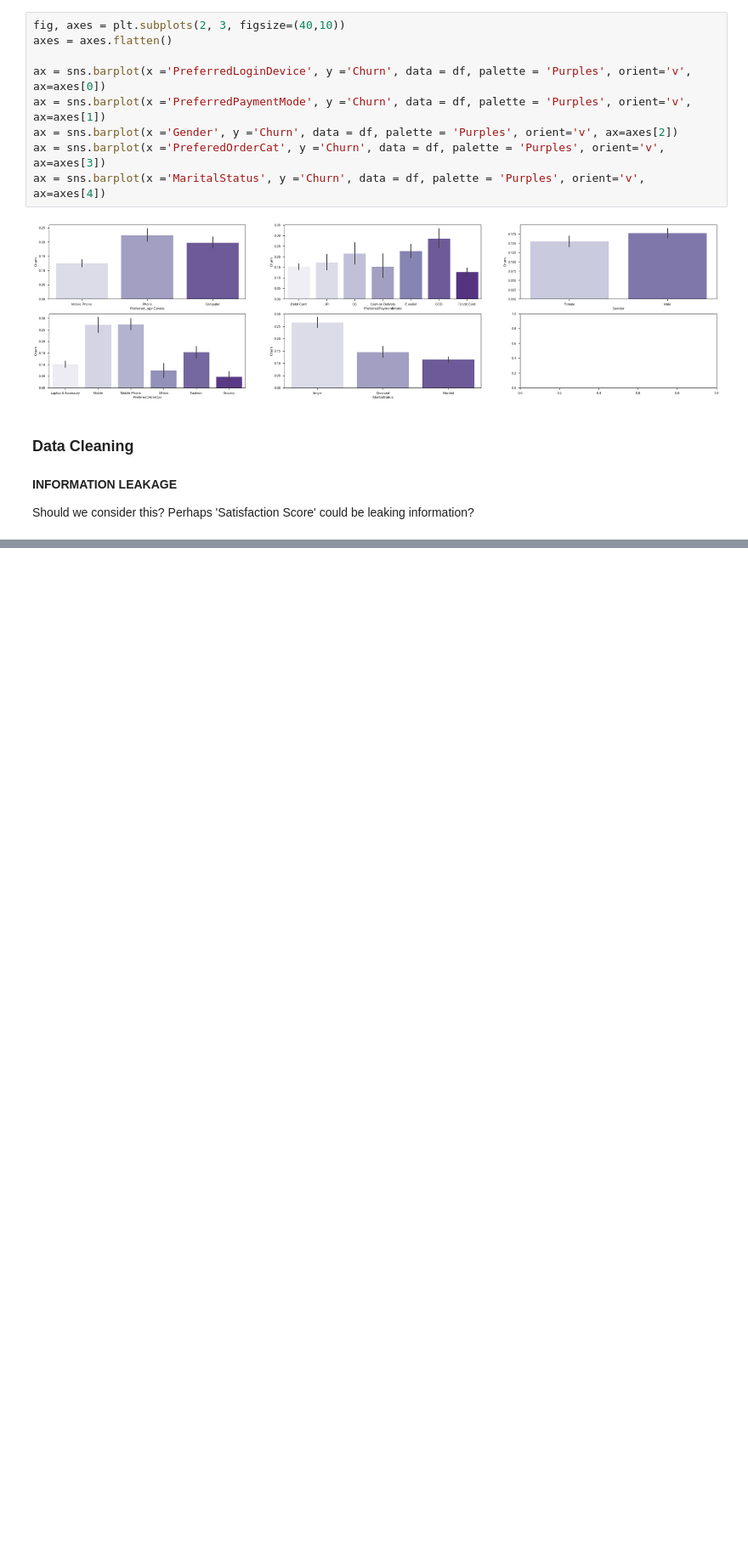
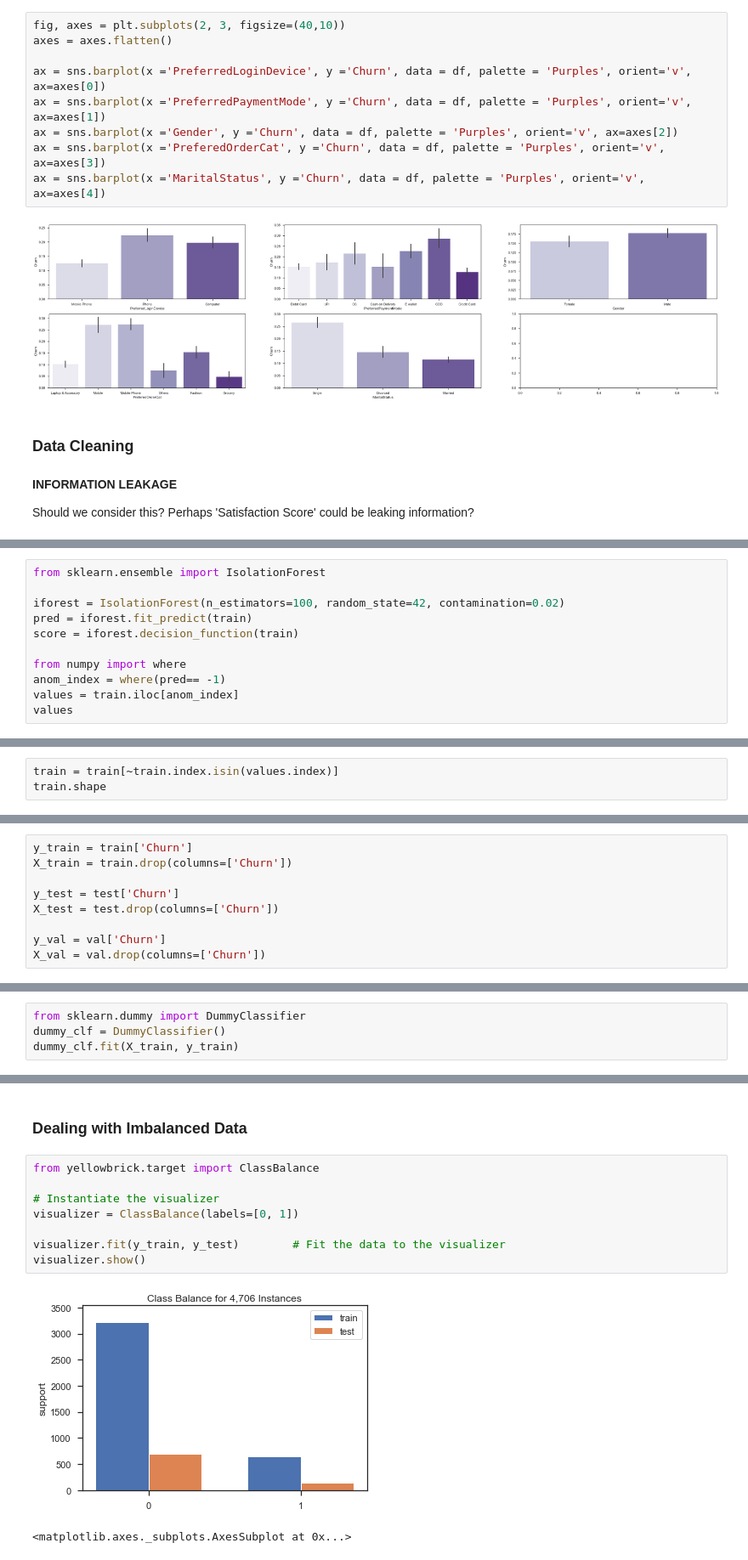
Before and after one commit to McGill-MMA-EnterpriseAnalytics/Churn-Analysis, a Jupyter notebook: Enterprise Group Project - DRAFT.ipynb, the cells around one changed output, grey strips where cells are left out. Shown at 85% size. Saved outputs shown, nothing was run; the diff lists cells and outputs as text; blank space fills up the shorter version.

```diff
--- a/Enterprise Group Project - DRAFT.ipynb
+++ b/Enterprise Group Project - DRAFT.ipynb
@@ -411,0 +628,11 @@ Should we consider this? Perhaps 'Satisfaction Score' could be leaking informati
+# %%
+from sklearn.ensemble import IsolationForest
+
+iforest = IsolationForest(n_estimators=100, random_state=42, contamination=0.02)
+pred = iforest.fit_predict(train)
+score = iforest.decision_function(train)
+
+from numpy import where
+anom_index = where(pred== -1)
+values = train.iloc[anom_index]
+values
@@ -411,0 +655,3 @@ Should we consider this? Perhaps 'Satisfaction Score' could be leaking informati
+# %%
+train = train[~train.index.isin(values.index)]
+train.shape
@@ -411,0 +664,9 @@ Should we consider this? Perhaps 'Satisfaction Score' could be leaking informati
+# %%
+y_train = train['Churn']
+X_train = train.drop(columns=['Churn'])
+
+y_test = test['Churn']
+X_test = test.drop(columns=['Churn'])
+
+y_val = val['Churn']
+X_val = val.drop(columns=['Churn'])
@@ -411,0 +694,4 @@ Should we consider this? Perhaps 'Satisfaction Score' could be leaking informati
+# %%
+from sklearn.dummy import DummyClassifier
+dummy_clf = DummyClassifier()
+dummy_clf.fit(X_train, y_train)
@@ -411,0 +805,13 @@ Should we consider this? Perhaps 'Satisfaction Score' could be leaking informati
+# %% [markdown]
+### Dealing with Imbalanced Data
+# %%
+from yellowbrick.target import ClassBalance
+
+# Instantiate the visualizer
+visualizer = ClassBalance(labels=[0, 1])
+
+visualizer.fit(y_train, y_test)        # Fit the data to the visualizer
+visualizer.show()
+# %% [output]
+[figure, added]
+<matplotlib.axes._subplots.AxesSubplot at 0x...>
```
Also changed, not shown: parts of 91 cells of this notebook, 6 other files.
